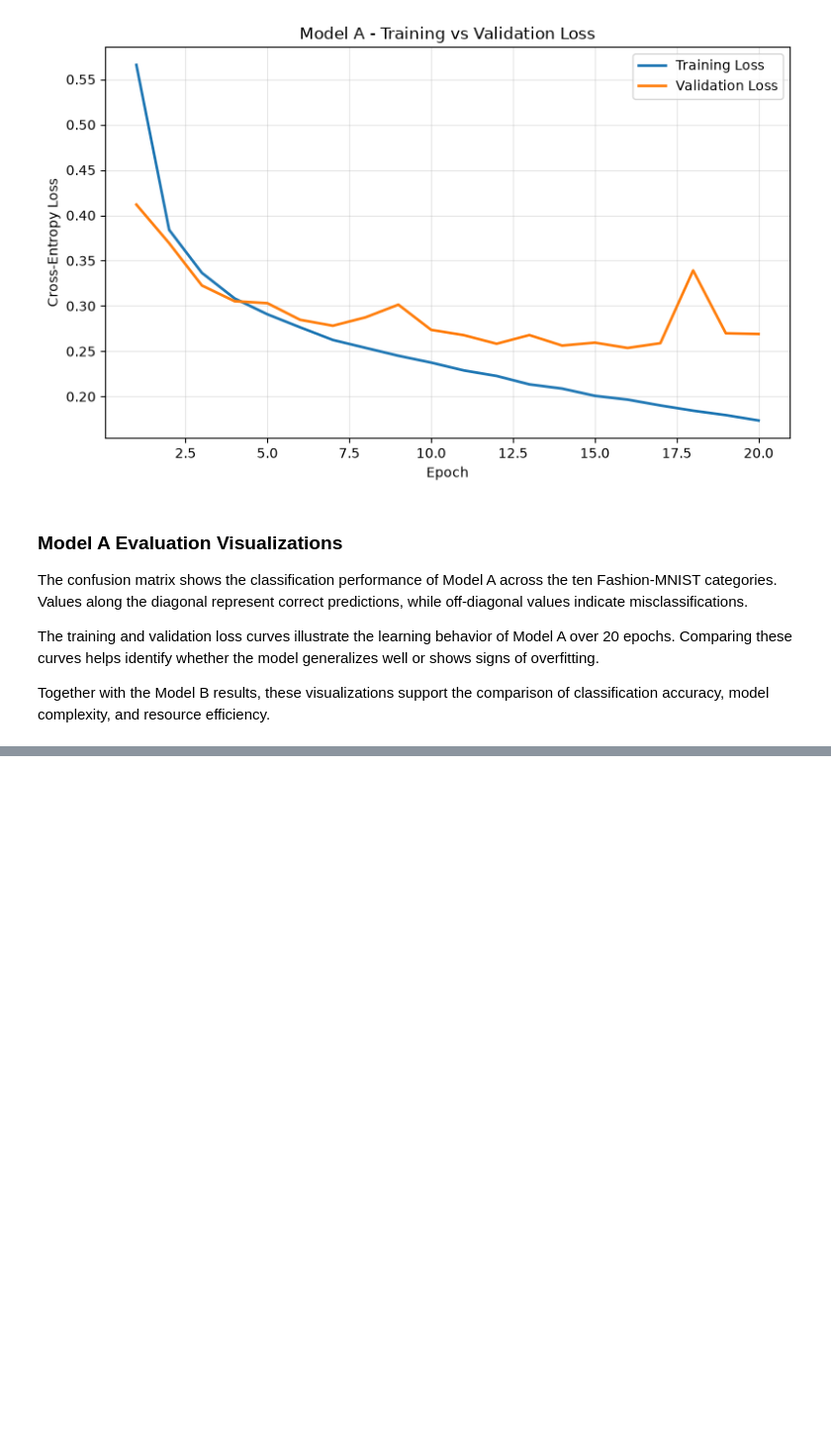
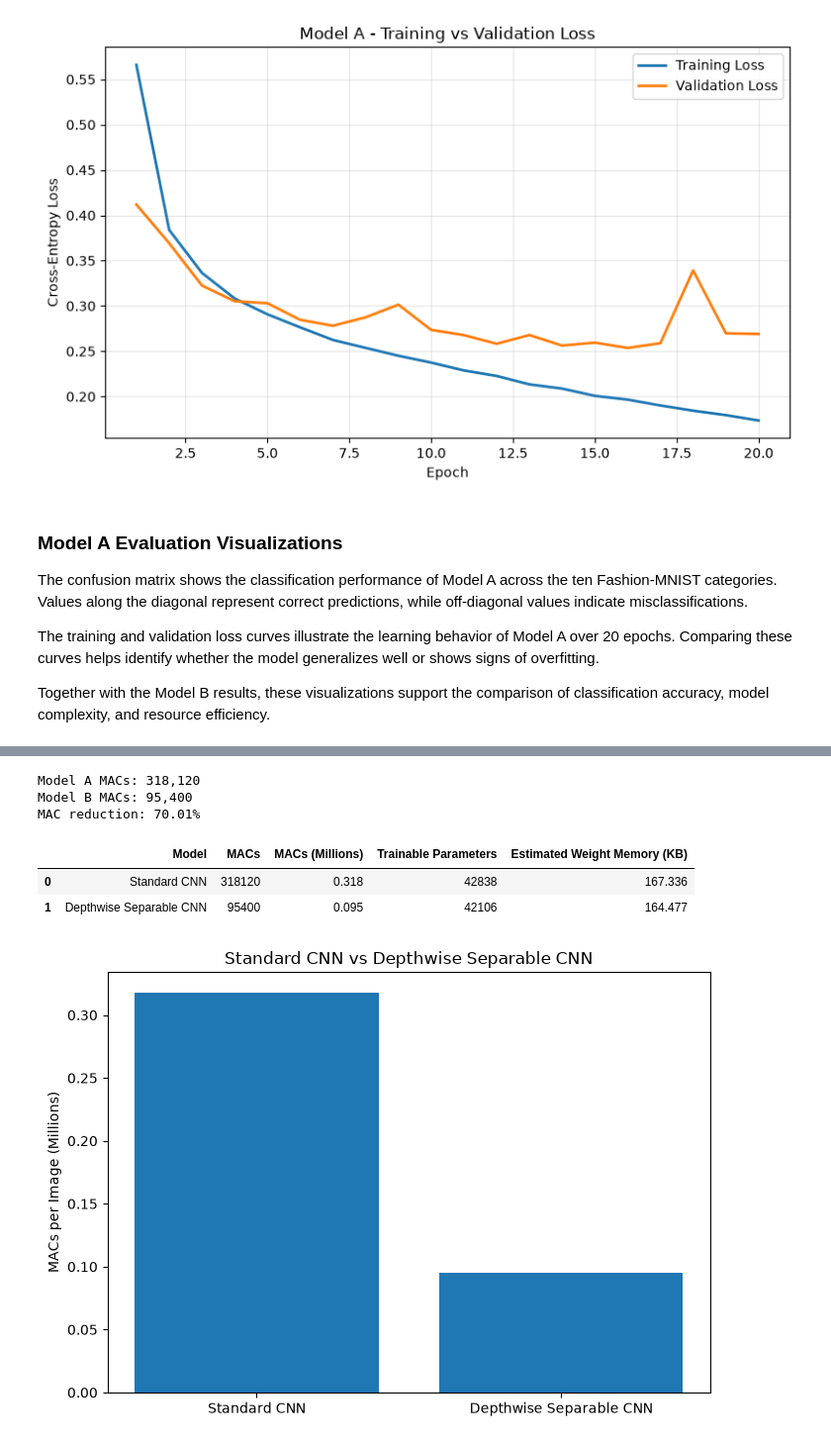
Before and after one commit to chabi1773/EN3150_Assignment_03_Team-FrameX, a Jupyter notebook: CNN_Model_Comparison.ipynb, the cells around one changed output, grey strips where cells are left out. Shown at 99% size. Drawn from its saved outputs; the diff is of its cells as text; code cells hidden in the pictures; blank space fills up the shorter version.

```diff
--- a/CNN_Model_Comparison.ipynb
+++ b/CNN_Model_Comparison.ipynb
@@ -1112,0 +1191,58 @@ model complexity, and resource efficiency.
+# %%
+import pandas as pd
+
+macs_A, layers_A = count_macs(model_A)
+macs_B, layers_B = count_macs(model_B)
+
+print(f"Model A MACs: {macs_A:,}")
+print(f"Model B MACs: {macs_B:,}")
+
+reduction = (macs_A - macs_B) / macs_A * 100
+
+print(f"MAC reduction: {reduction:.2f}%")
+# %% [output]
+Model A MACs: 318,120
+Model B MACs: 95,400
+MAC reduction: 70.01%
+# %%
+mac_comparison = pd.DataFrame({
+    "Model": ["Standard CNN", "Depthwise Separable CNN"],
+    "MACs": [macs_A, macs_B],
+    "MACs (Millions)": [macs_A / 1e6, macs_B / 1e6],
+    "Trainable Parameters": [params_A, params_B],
+    "Estimated Weight Memory (KB)": [size_A, size_B]
+})
+
+display(mac_comparison.round(3))
+
+mac_comparison.to_csv(
+    "CNN_MAC_comparison.csv",
+    index=False
+)
+# %% [output]
+|  | Model | MACs | MACs (Millions) | Trainable Parameters | Estimated Weight Memory (KB) |
+| 0 | Standard CNN | 318120 | 0.318 | 42838 | 167.336 |
+| 1 | Depthwise Separable CNN | 95400 | 0.095 | 42106 | 164.477 |
+# %%
+import matplotlib.pyplot as plt
+
+plt.figure(figsize=(7, 5))
+
+plt.bar(
+    mac_comparison["Model"],
+    mac_comparison["MACs (Millions)"]
+)
+
+plt.ylabel("MACs per Image (Millions)")
+plt.title("Standard CNN vs Depthwise Separable CNN")
+plt.tight_layout()
+
+plt.savefig(
+    "CNN_MAC_comparison.png",
+    dpi=300,
+    bbox_inches="tight"
+)
+
+plt.show()
+# %% [output]
+[figure, added]
```
Also changed, not shown: parts of 4 cells of this notebook, 2 other files.
